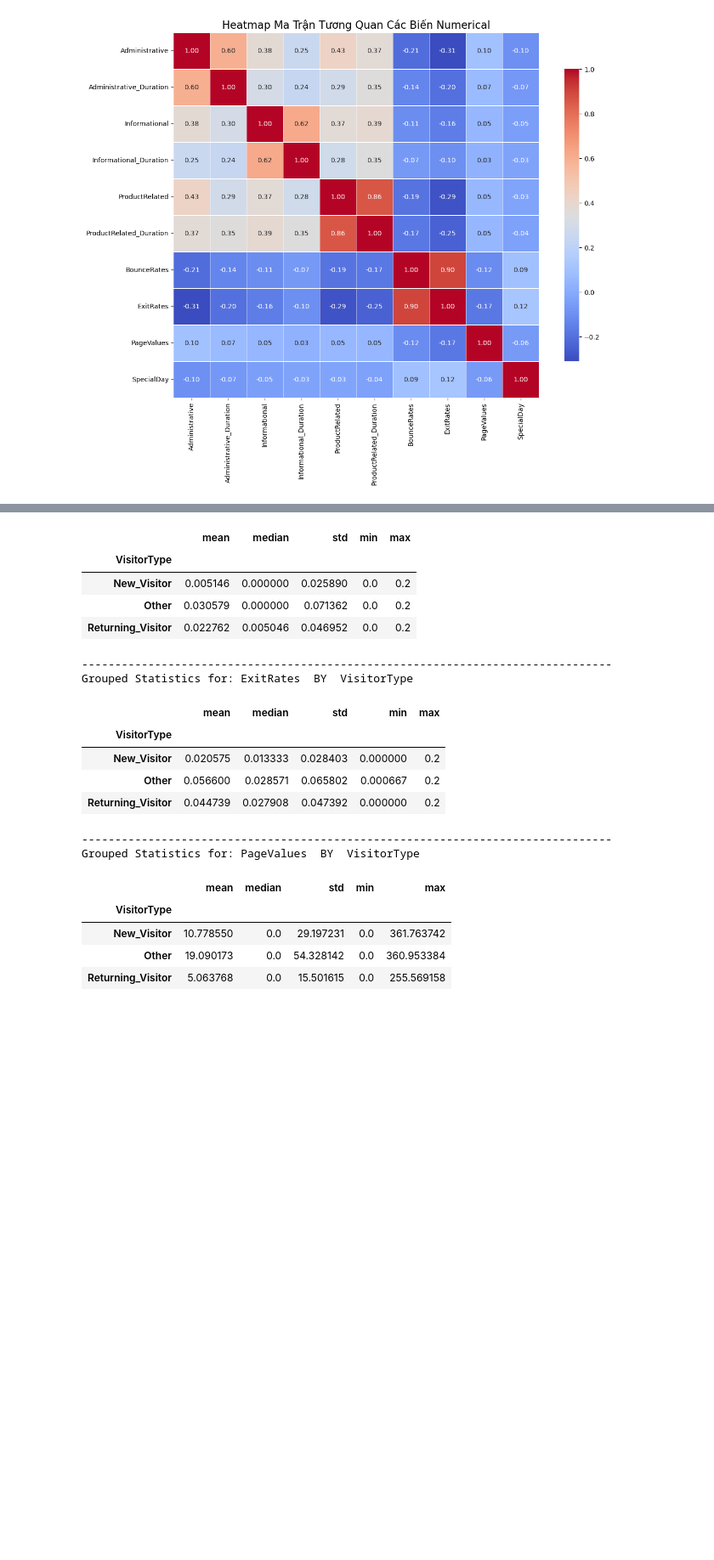
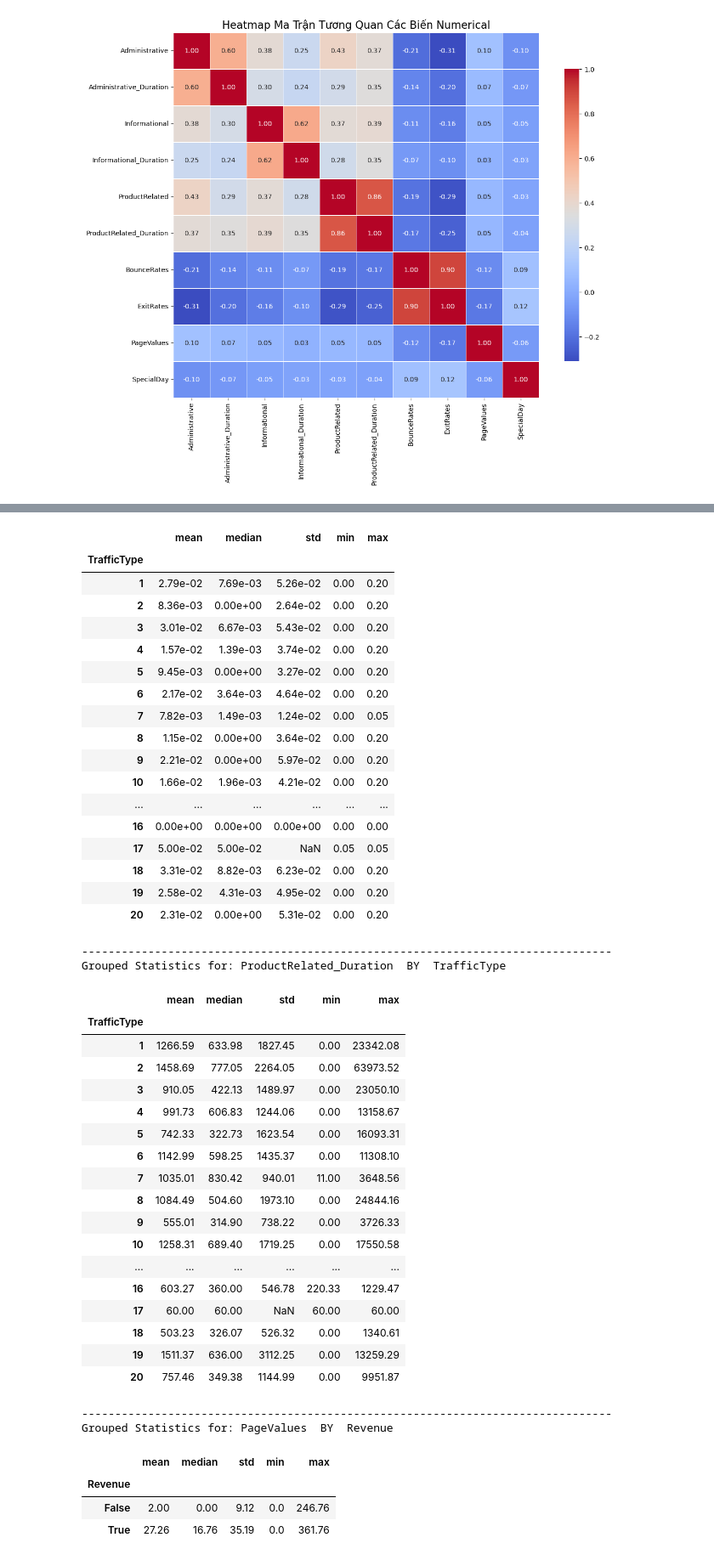
Before and after one commit to pnquyn/FinalProject_P4DataScience, a Jupyter notebook: project.ipynb, the cells around one changed output, grey strips where cells are left out. Shown at 85% size. Saved outputs shown, nothing was run; the diff lists cells and outputs as text; code cells hidden in the pictures; blank space fills up the shorter version.

```diff
--- a/project.ipynb
+++ b/project.ipynb
@@ -302,7 +288,7 @@ Ta thấy đây là 2 kiểu dữ liệu categorical, do đó, trước tiên đ
 
 Vì tháng là kiểu dữ liệu có thứ tự nên ta đặt thứ tự cho các tháng trong năm.
 # %%
-months_ordered = ['Jan','Feb','Mar','Apr','May','Jun','Jul','Aug','Sep','Oct','Nov','Dec']
+months_ordered = ['Jan','Feb','Mar','Apr','May','June','Jul','Aug','Sep','Oct','Nov','Dec']
 data['Month'] = pd.Categorical(data['Month'], categories=months_ordered, ordered=True)
 # %%
 data['VisitorType'] = data['VisitorType'].astype('category')
@@ -1251,27 +1282,22 @@ numerical_cols = [
 def freq_table(df, col1, col2, plot_heatmap=False):
     table = pd.crosstab(df[col1], df[col2])
     if plot_heatmap:
-        plt.figure(figsize=(6,4))
+        plt.figure(figsize=(12,6))
         sns.heatmap(table, annot=True, fmt='d', linewidths=.5)
         plt.title(f"Heatmap: {col1} {col2}")
         plt.show()
     return table
 # %%
 important_pairs = [
-    ('VisitorType', 'Weekend'),
     ('VisitorType', 'Month'),
-    ('TrafficType', 'VisitorType'),
-    ('TrafficType', 'Browser'),
-    ('Region', 'Month'),
-    ('Month', 'TrafficType'),
-    ('Region', 'TrafficType')
+    ('VisitorType', 'TrafficType'),
 ]
 
 # Tạo bảng tần suất + heatmap cho từng cặp
 results = {}
 
 for col1, col2 in important_pairs:
-    print(f"\n=== Frequency Table: {col1} and {col2} ===")
+    print(f"\nFrequency Table: {col1} and {col2}")
     table = freq_table(data, col1, col2, plot_heatmap=True)
     results[f"{col1}_{col2}"] = table
 # %% [output]
@@ -1303,21 +1392,15 @@ def grouped_stats(df, cat_col, num_col):
 # Danh sách categorical quan trọng
 important_cats = [
     'VisitorType',
-    'Weekend',
-    'Month',
     'TrafficType',
-    'Browser',
-    'Region'
+    'Revenue'
 ]
 
 # Map: mỗi categorical nên kết hợp với numerical nào
 cat_num_map = {
-    'VisitorType': ['ProductRelated', 'ProductRelated_Duration', 'BounceRates', 'ExitRates', 'PageValues'],
-    'Weekend': ['PageValues', 'BounceRates', 'ExitRates', 'ProductRelated_Duration'],
-    'Month': ['ProductRelated', 'PageValues', 'BounceRates', 'SpecialDay'],
-    'TrafficType': ['BounceRates', 'ExitRates', 'PageValues', 'ProductRelated_Duration'],
-    'Browser': ['BounceRates', 'ExitRates', 'ProductRelated_Duration'],
-    'Region': ['ProductRelated', 'PageValues', 'SpecialDay']
+    'VisitorType': ['ProductRelated_Duration', 'BounceRates'],
+    'TrafficType': ['BounceRates', 'ProductRelated_Duration'],
+    'Revenue': ['PageValues', 'ExitRates', 'ProductRelated_Duration', 'BounceRates', 'SpecialDay']
 }
 
 # Nếu categorical không có trong map thì dùng toàn bộ numeric
@@ -1357,20 +1440,45 @@ Grouped Statistics for: BounceRates  BY  VisitorType
 |  | mean | median | std | min | max |
-| VisitorType |  |  |  |  |  |
-| New_Visitor | 0.005146 | 0.000000 | 0.025890 | 0.0 | 0.2 |
-| Other | 0.030579 | 0.000000 | 0.071362 | 0.0 | 0.2 |
-| Returning_Visitor | 0.022762 | 0.005046 | 0.046952 | 0.0 | 0.2 |
+| TrafficType |  |  |  |  |  |
+| 1 | 2.79e-02 | 7.69e-03 | 5.26e-02 | 0.00 | 0.20 |
+| 2 | 8.36e-03 | 0.00e+00 | 2.64e-02 | 0.00 | 0.20 |
+| 3 | 3.01e-02 | 6.67e-03 | 5.43e-02 | 0.00 | 0.20 |
+| 4 | 1.57e-02 | 1.39e-03 | 3.74e-02 | 0.00 | 0.20 |
+| 5 | 9.45e-03 | 0.00e+00 | 3.27e-02 | 0.00 | 0.20 |
+| 6 | 2.17e-02 | 3.64e-03 | 4.64e-02 | 0.00 | 0.20 |
+| 7 | 7.82e-03 | 1.49e-03 | 1.24e-02 | 0.00 | 0.05 |
+| 8 | 1.15e-02 | 0.00e+00 | 3.64e-02 | 0.00 | 0.20 |
+| 9 | 2.21e-02 | 0.00e+00 | 5.97e-02 | 0.00 | 0.20 |
+| 10 | 1.66e-02 | 1.96e-03 | 4.21e-02 | 0.00 | 0.20 |
+| ... | ... | ... | ... | ... | ... |
+| 16 | 0.00e+00 | 0.00e+00 | 0.00e+00 | 0.00 | 0.00 |
+| 17 | 5.00e-02 | 5.00e-02 | NaN | 0.05 | 0.05 |
+| 18 | 3.31e-02 | 8.82e-03 | 6.23e-02 | 0.00 | 0.20 |
+| 19 | 2.58e-02 | 4.31e-03 | 4.95e-02 | 0.00 | 0.20 |
+| 20 | 2.31e-02 | 0.00e+00 | 5.31e-02 | 0.00 | 0.20 |
 --------------------------------------------------------------------------------
-Grouped Statistics for: ExitRates  BY  VisitorType
+Grouped Statistics for: ProductRelated_Duration  BY  TrafficType
 |  | mean | median | std | min | max |
-| VisitorType |  |  |  |  |  |
-| New_Visitor | 0.020575 | 0.013333 | 0.028403 | 0.000000 | 0.2 |
-| Other | 0.056600 | 0.028571 | 0.065802 | 0.000667 | 0.2 |
-| Returning_Visitor | 0.044739 | 0.027908 | 0.047392 | 0.000000 | 0.2 |
+| TrafficType |  |  |  |  |  |
+| 1 | 1266.59 | 633.98 | 1827.45 | 0.00 | 23342.08 |
+| 2 | 1458.69 | 777.05 | 2264.05 | 0.00 | 63973.52 |
+| 3 | 910.05 | 422.13 | 1489.97 | 0.00 | 23050.10 |
+| 4 | 991.73 | 606.83 | 1244.06 | 0.00 | 13158.67 |
+| 5 | 742.33 | 322.73 | 1623.54 | 0.00 | 16093.31 |
+| 6 | 1142.99 | 598.25 | 1435.37 | 0.00 | 11308.10 |
+| 7 | 1035.01 | 830.42 | 940.01 | 11.00 | 3648.56 |
+| 8 | 1084.49 | 504.60 | 1973.10 | 0.00 | 24844.16 |
+| 9 | 555.01 | 314.90 | 738.22 | 0.00 | 3726.33 |
+| 10 | 1258.31 | 689.40 | 1719.25 | 0.00 | 17550.58 |
+| ... | ... | ... | ... | ... | ... |
+| 16 | 603.27 | 360.00 | 546.78 | 220.33 | 1229.47 |
+| 17 | 60.00 | 60.00 | NaN | 60.00 | 60.00 |
+| 18 | 503.23 | 326.07 | 526.32 | 0.00 | 1340.61 |
+| 19 | 1511.37 | 636.00 | 3112.25 | 0.00 | 13259.29 |
+| 20 | 757.46 | 349.38 | 1144.99 | 0.00 | 9951.87 |
 --------------------------------------------------------------------------------
-Grouped Statistics for: PageValues  BY  VisitorType
+Grouped Statistics for: PageValues  BY  Revenue
 |  | mean | median | std | min | max |
-| VisitorType |  |  |  |  |  |
-| New_Visitor | 10.778550 | 0.0 | 29.197231 | 0.0 | 361.763742 |
-| Other | 19.090173 | 0.0 | 54.328142 | 0.0 | 360.953384 |
-| Returning_Visitor | 5.063768 | 0.0 | 15.501615 | 0.0 | 255.569158 |
+| Revenue |  |  |  |  |  |
+| False | 2.00 | 0.00 | 9.12 | 0.0 | 246.76 |
+| True | 27.26 | 16.76 | 35.19 | 0.0 | 361.76 |
 --------------------------------------------------------------------------------
```
Also changed, not shown: parts of 32 cells of this notebook.
